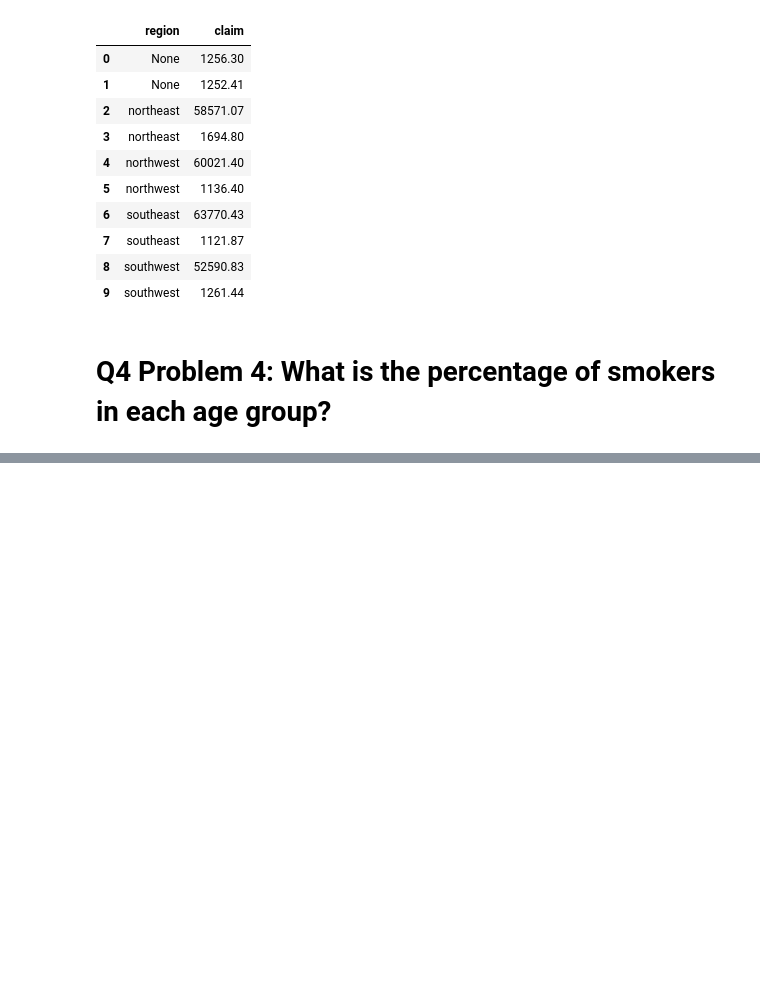
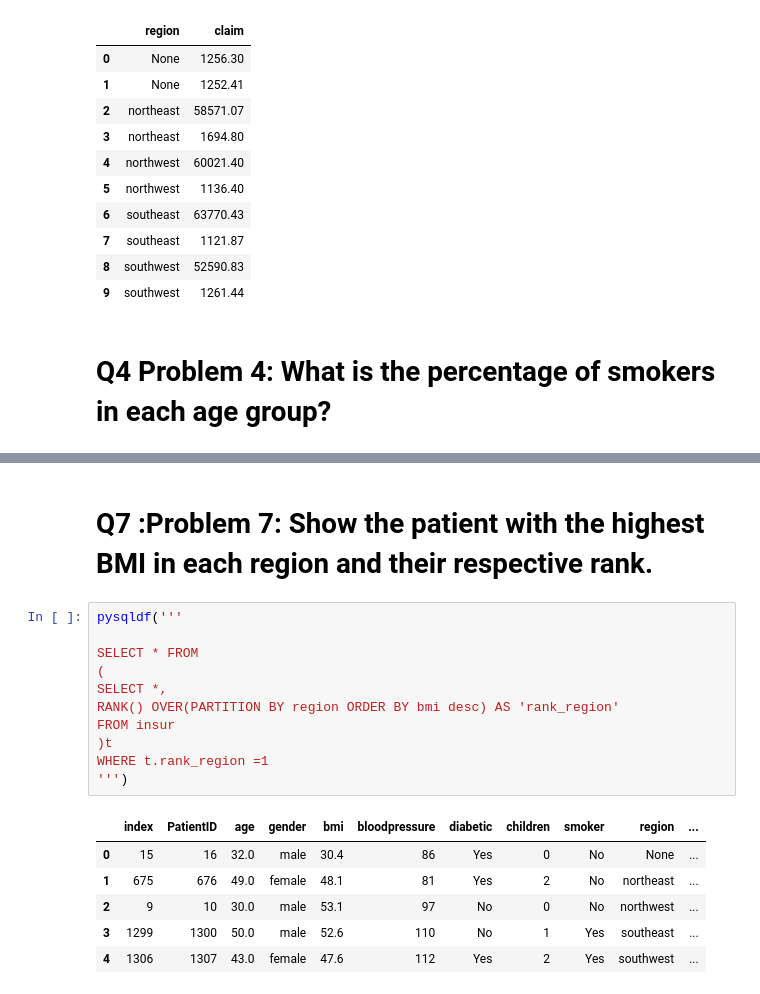
Before and after one commit to mmilannaik/bostonhousepricing, a Jupyter notebook: W16S1_SQL_Window_01Task.ipynb, the cells around one changed output, grey strips where cells are left out. Drawn from its saved outputs; the diff is of its cells as text; blank space fills up the shorter version.

```diff
--- a/W16S1_SQL_Window_01Task.ipynb
+++ b/W16S1_SQL_Window_01Task.ipynb
@@ -132,0 +255,20 @@ WHERE t.rank_region_DESC = 1 OR t.rank_region_ASC =1
+# %% [markdown]
+# Q7 :Problem 7: Show the patient with the highest BMI in each region and their respective rank.
+# %%
+pysqldf('''
+
+SELECT * FROM
+(
+SELECT *,
+RANK() OVER(PARTITION BY region ORDER BY bmi desc) AS 'rank_region'
+FROM insur
+)t
+WHERE t.rank_region =1
+''')
+# %% [output]
+|  | index | PatientID | age | gender | bmi | bloodpressure | diabetic | children | smoker | region | ... |
+| 0 | 15 | 16 | 32.0 | male | 30.4 | 86 | Yes | 0 | No | None | ... |
+| 1 | 675 | 676 | 49.0 | female | 48.1 | 81 | Yes | 2 | No | northeast | ... |
+| 2 | 9 | 10 | 30.0 | male | 53.1 | 97 | No | 0 | No | northwest | ... |
+| 3 | 1299 | 1300 | 50.0 | male | 52.6 | 110 | No | 1 | Yes | southeast | ... |
+| 4 | 1306 | 1307 | 43.0 | female | 47.6 | 112 | Yes | 2 | Yes | southwest | ... |
```
Also changed, not shown: parts of 19 cells of this notebook.
